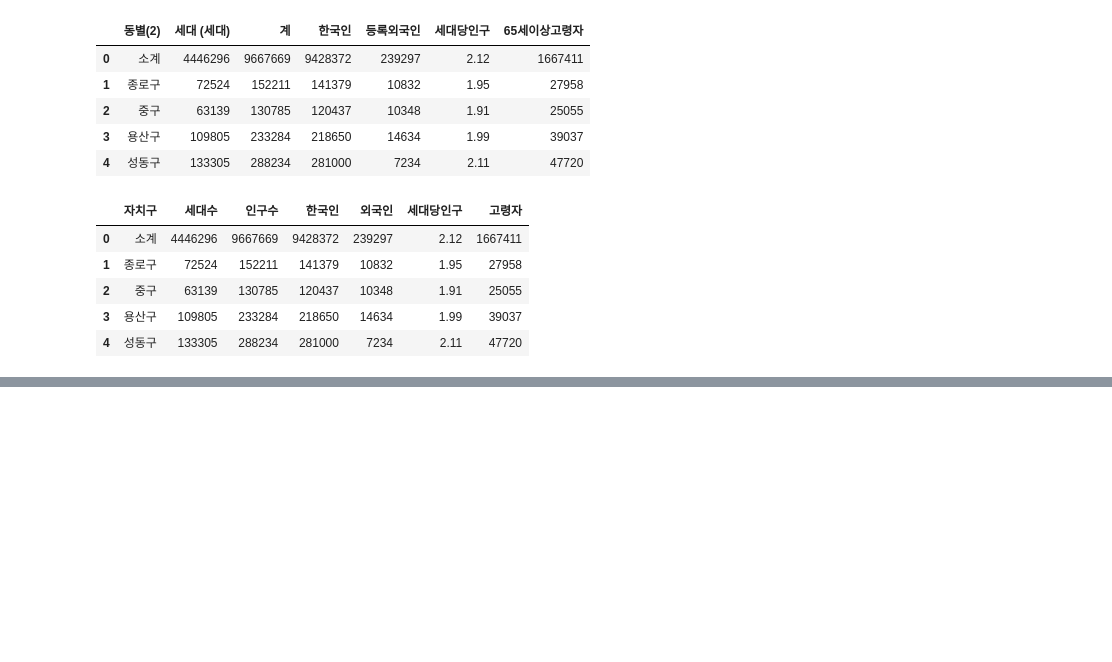
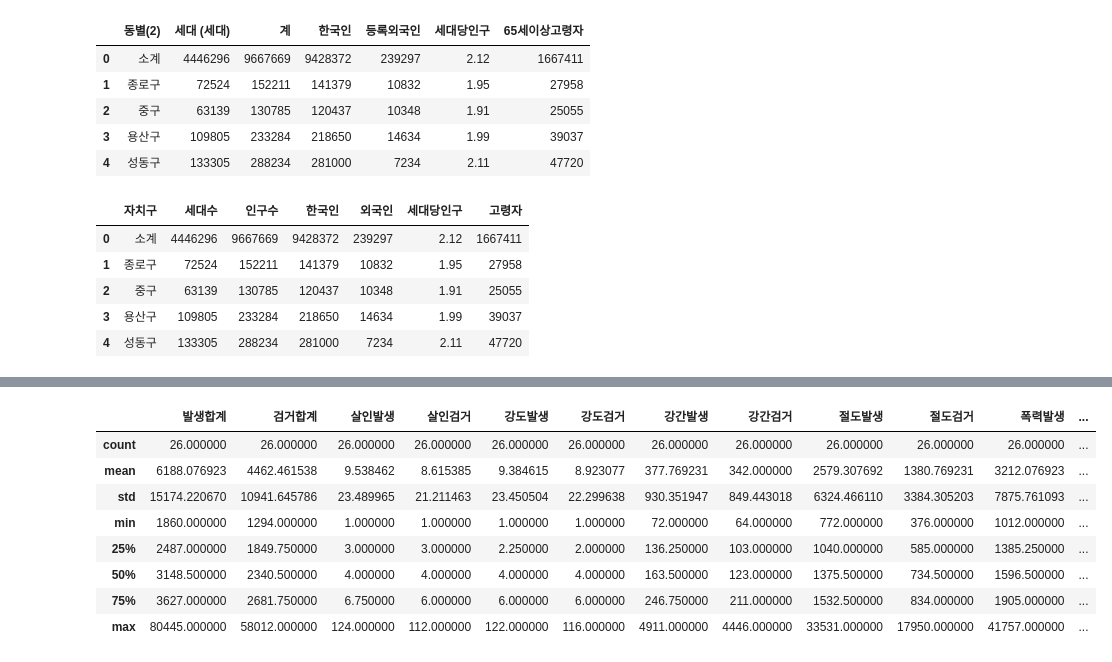
Before and after one commit to shared-repo/green-data-analysis, a Jupyter notebook: workspace/data-analysis-basic/eda-package-05.ipynb, the cells around one changed output, grey strips where cells are left out. Cells and saved outputs as stored; diff of their text form; code cells hidden in the pictures; blank space fills up the shorter version.

```diff
--- a/workspace/data-analysis-basic/eda-package-05.ipynb
+++ b/workspace/data-analysis-basic/eda-package-05.ipynb
@@ -142,0 +198,12 @@ seoul_population.head()
+# %%
+seoul_crime.describe()
+# %% [output]
+|  | 발생합계 | 검거합계 | 살인발생 | 살인검거 | 강도발생 | 강도검거 | 강간발생 | 강간검거 | 절도발생 | 절도검거 | 폭력발생 | ... |
+| count | 26.000000 | 26.000000 | 26.000000 | 26.000000 | 26.000000 | 26.000000 | 26.000000 | 26.000000 | 26.000000 | 26.000000 | 26.000000 | ... |
+| mean | 6188.076923 | 4462.461538 | 9.538462 | 8.615385 | 9.384615 | 8.923077 | 377.769231 | 342.000000 | 2579.307692 | 1380.769231 | 3212.076923 | ... |
+| std | 15174.220670 | 10941.645786 | 23.489965 | 21.211463 | 23.450504 | 22.299638 | 930.351947 | 849.443018 | 6324.466110 | 3384.305203 | 7875.761093 | ... |
+| min | 1860.000000 | 1294.000000 | 1.000000 | 1.000000 | 1.000000 | 1.000000 | 72.000000 | 64.000000 | 772.000000 | 376.000000 | 1012.000000 | ... |
+| 25% | 2487.000000 | 1849.750000 | 3.000000 | 3.000000 | 2.250000 | 2.000000 | 136.250000 | 103.000000 | 1040.000000 | 585.000000 | 1385.250000 | ... |
+| 50% | 3148.500000 | 2340.500000 | 4.000000 | 4.000000 | 4.000000 | 4.000000 | 163.500000 | 123.000000 | 1375.500000 | 734.500000 | 1596.500000 | ... |
+| 75% | 3627.000000 | 2681.750000 | 6.750000 | 6.000000 | 6.000000 | 6.000000 | 246.750000 | 211.000000 | 1532.500000 | 834.000000 | 1905.000000 | ... |
+| max | 80445.000000 | 58012.000000 | 124.000000 | 112.000000 | 122.000000 | 116.000000 | 4911.000000 | 4446.000000 | 33531.000000 | 17950.000000 | 41757.000000 | ... |
```
Also changed, not shown: parts of 5 cells of this notebook, 2 other files.
